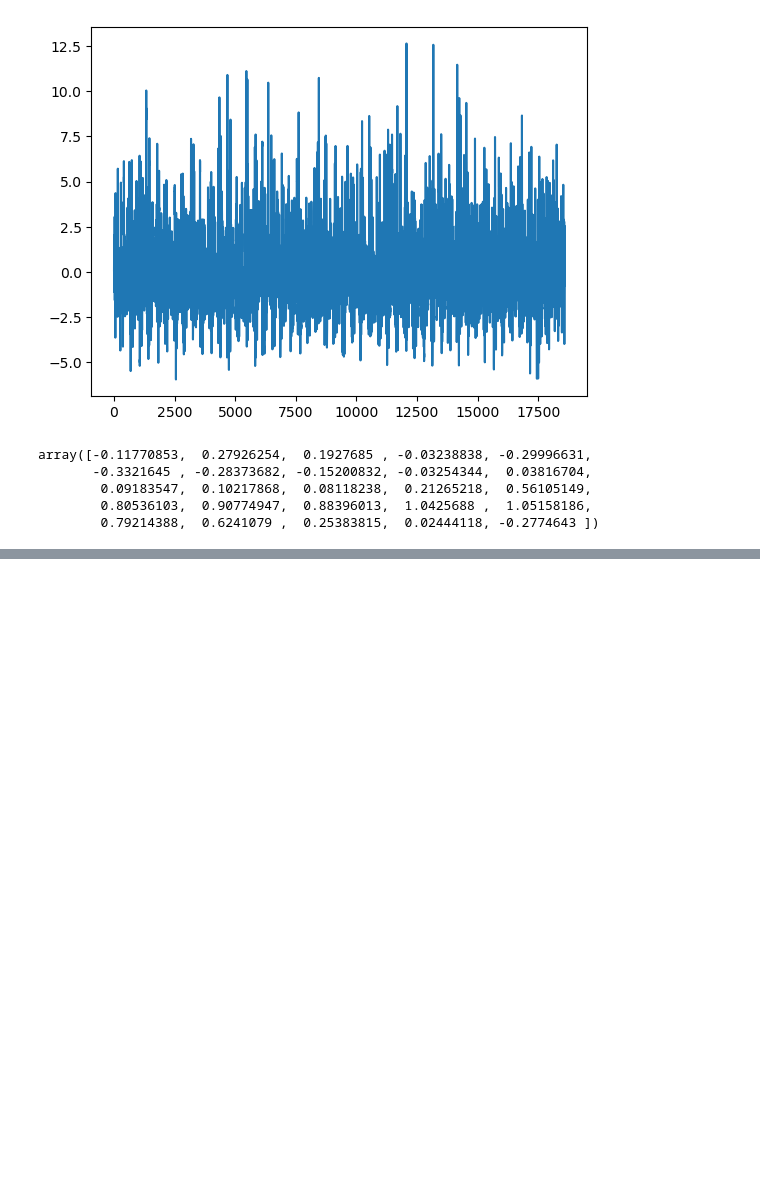
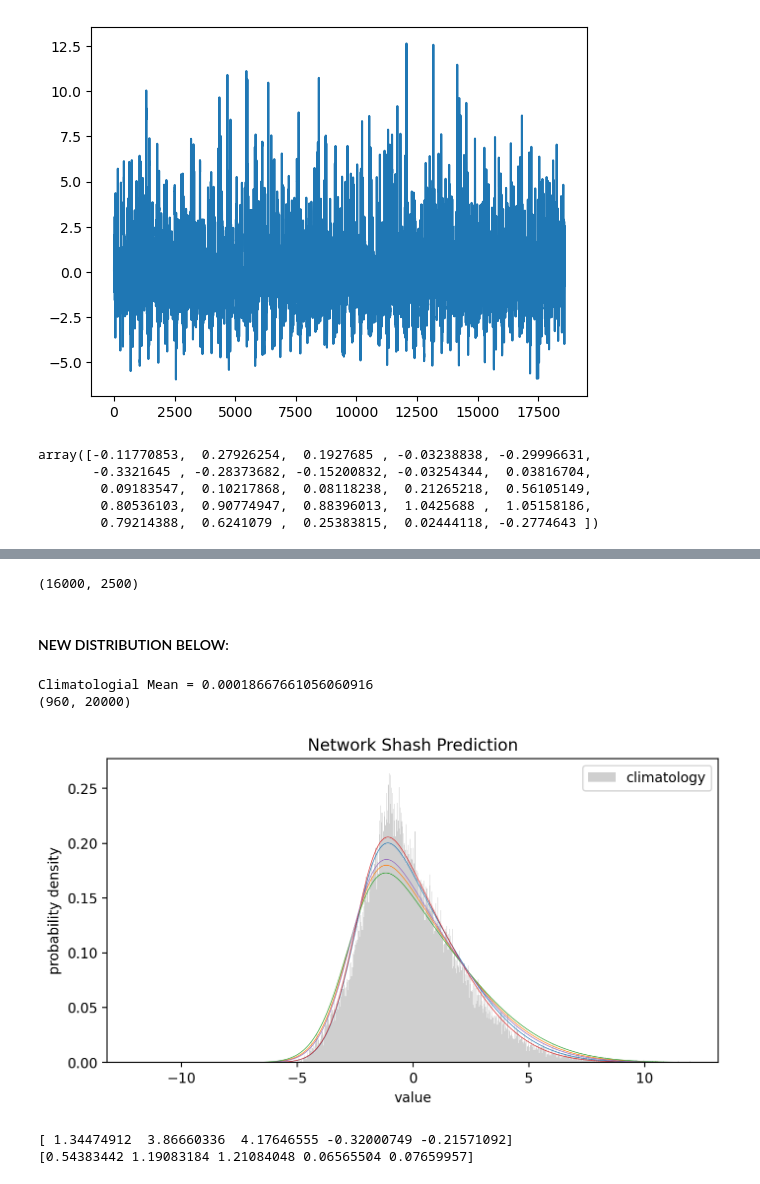
Before and after one commit to Jolan-vP/E3SM, a Jupyter notebook: playfile.ipynb, the cells around one changed output, grey strips where cells are left out. Saved outputs shown, nothing was run; the diff lists cells and outputs as text; code cells hidden in the pictures; blank space fills up the shorter version.

```diff
--- a/playfile.ipynb
+++ b/playfile.ipynb
@@ -261,0 +318,6 @@ array([-0.11770853,  0.27926254,  0.1927685 , -0.03238838, -0.29996631,
+# %%
+p.shape
+# %% [output]
+(16000, 2500)
+# %% [markdown]
+#### NEW DISTRIBUTION BELOW:
@@ -261,0 +342,43 @@ array([-0.11770853,  0.27926254,  0.1927685 , -0.03238838, -0.29996631,
+# %%
+samples = [18213, 290, 6090, 17, 1998]
+
+# samples = [37, 2052, 12209, 9704, 18046]
+#samples = np.linspace(1, 59000, 50).astype(int)
+
+x = np.arange(-12, 12, 0.025)
+
+cfile = '/Users/C830793391/BIG_DATA/E3SM_Data/presaved/Network Inputs/exp006_test.pkl'
+
+with gzip.open(cfile, "rb") as obj1:
+    data = pickle.load(obj1)
+    climatology = data["y"]
+
+print(f"Climatologial Mean = {np.mean(climatology)}")
+
+dist = Shash(output[:size,:])
+p = dist.prob(x).numpy()
+
+print(p.shape)
+
+plt.figure(figsize=(8, 4), dpi=200)
+plt.hist(
+    climatology, x, density=True, color="silver", alpha=0.75, label="climatology"
+)
+
+plt.plot(x, p[:, samples], linewidth = 0.5 ) #label = samples
+plt.xlabel("value")
+plt.ylabel("probability density")
+plt.title("Network Shash Prediction")
+plt.legend()
+plt.savefig('/Users/C830793391/Documents/Research/E3SM/visuals/ens3/exp006_50_predictions_w_climatology.png', format='png', bbox_inches ='tight', dpi = 300)
+plt.show()
+# %% [output]
+Climatologial Mean = 0.00018667661056060916
+(960, 20000)
+[figure, added]
+# %%
+print(test_target[samples])
+print(CRPS[samples])
+# %% [output]
+[ 1.34474912  3.86660336  4.17646555 -0.32000749 -0.21571092]
+[0.54383442 1.19083184 1.21084048 0.06565504 0.07659957]
```
Also changed, not shown: parts of 9 cells of this notebook, 3 other files.
